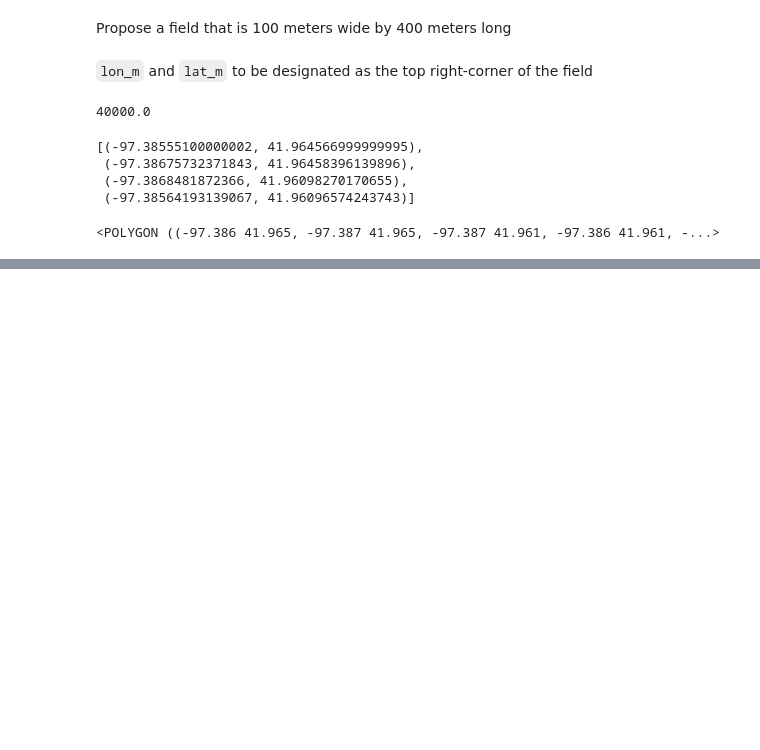
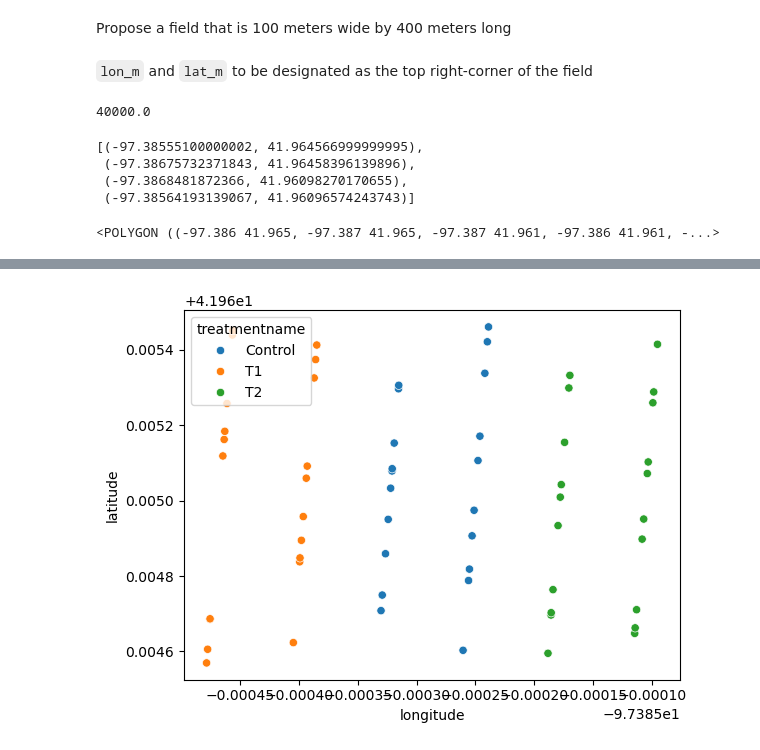
Before and after one commit to aarojas20/field, a Jupyter notebook: notebooks/dummy_lrt.ipynb, the cells around one changed output, grey strips where cells are left out. Saved outputs shown, nothing was run; the diff lists cells and outputs as text; code cells hidden in the pictures; blank space fills up the shorter version.

```diff
--- a/notebooks/dummy_lrt.ipynb
+++ b/notebooks/dummy_lrt.ipynb
@@ -67,0 +74,35 @@ polygon
+# %%
+tnames = ["T1", "Control", "T2"]
+effect_size = [5, 0, 1]
+treatment_sds_pct= [0.2, 0.2, 0.15]
+passes_per_treatment = 2
+# %%
+df_block = md.make_dummy_block(
+    passes_per_treatment=passes_per_treatment,
+    pass_width=pass_width,
+    buffer=buffer,
+    pass_length=pass_length,
+    points_per_pass=points_per_pass,
+    effect_size=effect_size,
+    tnames=tnames,
+)
+# %%
+df_block = df_block.assign(
+    longitude_m=lambda x: x.x_lon + lon_m,
+    latitude_m=lambda x: x.y_lat + lat_m
+)
+# %%
+df_block[['longitude', 'latitude']] = df_block.apply(
+    lambda row: utils.convert_meters_to_degree(row['longitude_m'], row['latitude_m'], epsg_utm),
+    axis=1,
+    result_type='expand'
+)
+# %%
+sns.scatterplot(
+    data=df_block,
+    x="longitude",
+    y="latitude",
+    hue="treatmentname"
+);
+# %% [output]
+[figure, added]
```
Also changed, not shown: parts of 26 cells of this notebook.
